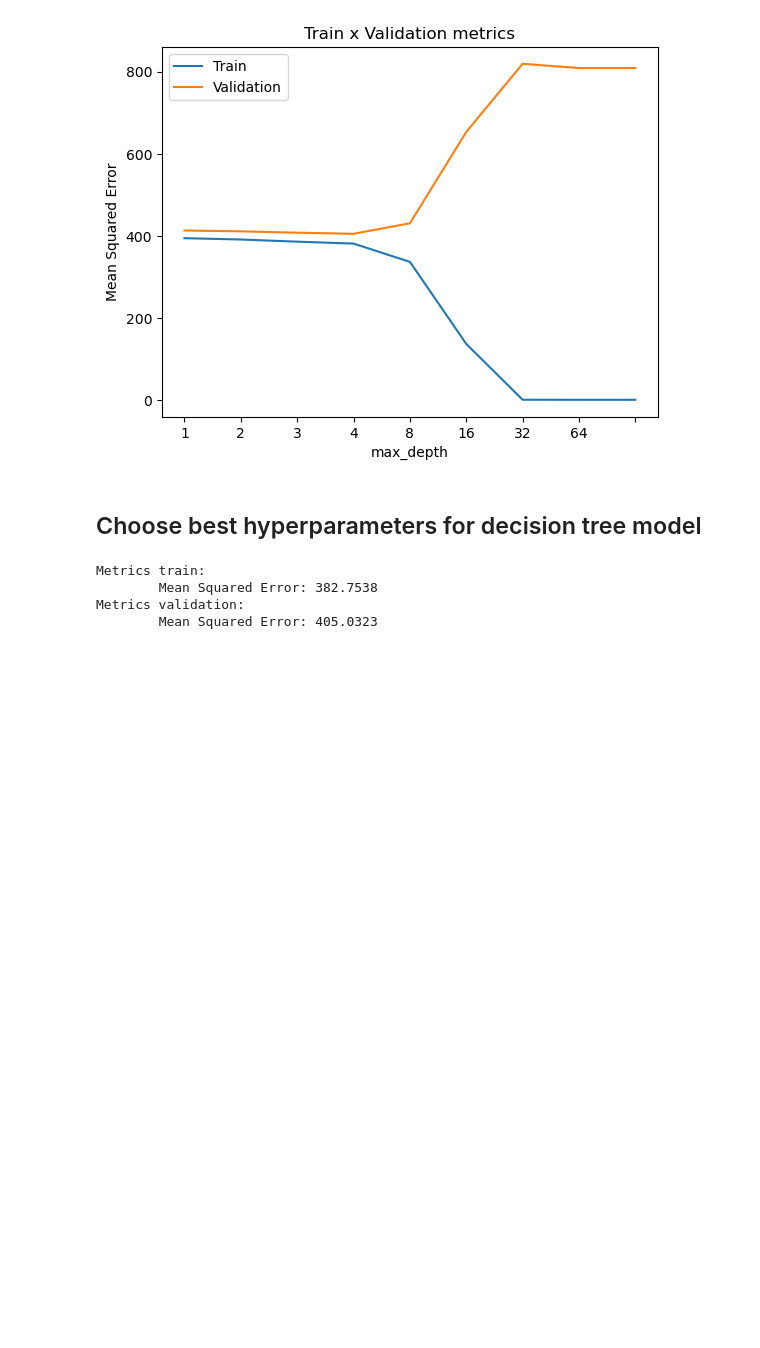
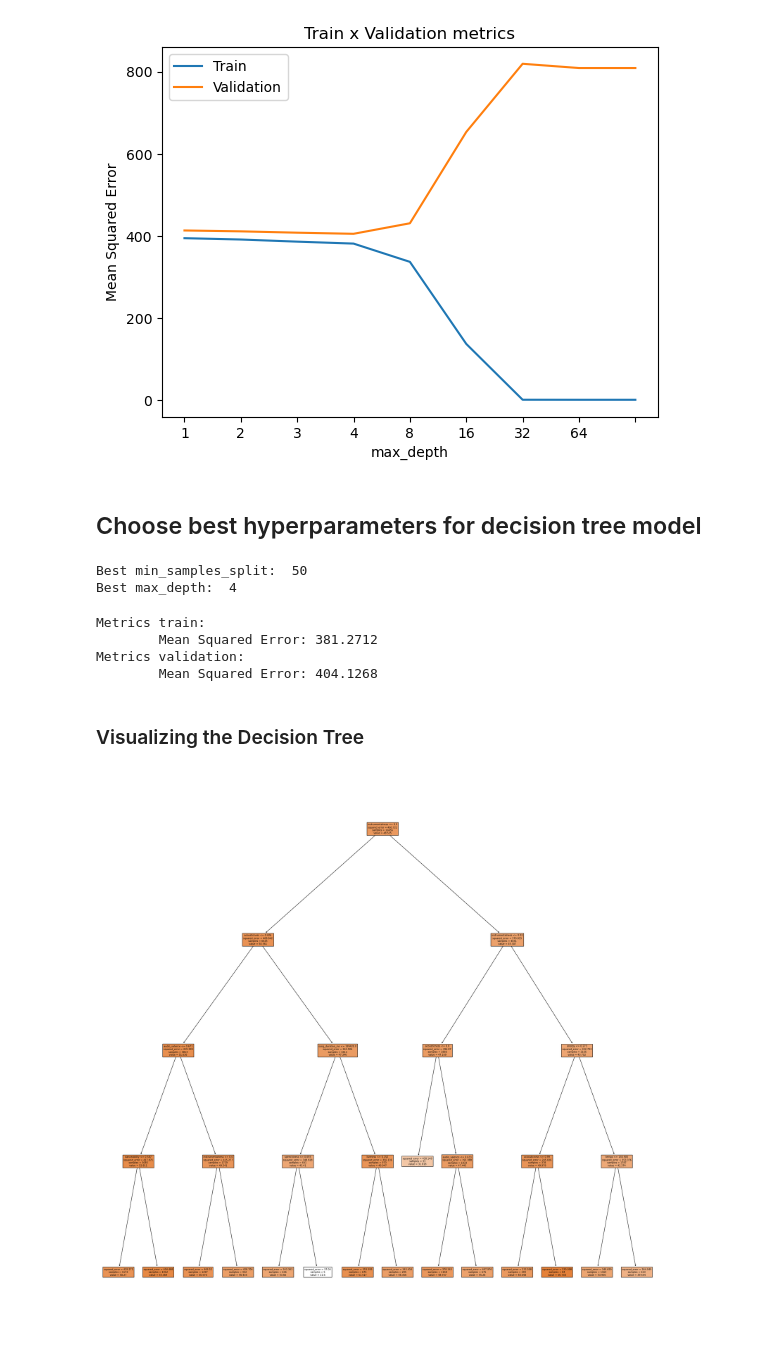
Before and after one commit to EmileJ11/MachineLearning, a Jupyter notebook: decision_tree.ipynb, the cells around one changed output. Cells and saved outputs as stored; diff of their text form; code cells hidden in the pictures; blank space fills up the shorter version.

Commit message:
Added and adjusted decision tree + added histogram in regression

```diff
--- a/decision_tree.ipynb
+++ b/decision_tree.ipynb
@@ -131,3 +132,18 @@ best_max_depth = 4
+# %%
+best_min_samples_split = 1000
+best_max_depth = 4
+
+# Find the index of the minimum MSE in the validation list for min_samples_split
+best_min_samples_split = min_samples_split_list[mse_list_val.index(min(mse_list_val))]
+
+# Find the index of the minimum MSE in the validation list for max_depth
+best_max_depth = max_depth_list[mse_list_val.index(min(mse_list_val))]
+
+print('Best min_samples_split: ', best_min_samples_split)
+print('Best max_depth: ', best_max_depth)
+# %% [output]
+Best min_samples_split:  50
+Best max_depth:  4
 # %%
 decision_tree_model = DecisionTreeRegressor(min_samples_split = best_min_samples_split,
                                              max_depth = best_max_depth,
@@ -146,6 +162,14 @@ print(f"Metrics train:\n\tMean Squared Error: {mse_train:.4f}")
 print(f"Metrics validation:\n\tMean Squared Error: {mse_val:.4f}")
 # %% [output]
 Metrics train:
-        Mean Squared Error: 382.7538
+        Mean Squared Error: 381.2712
 Metrics validation:
-        Mean Squared Error: 405.0323
+        Mean Squared Error: 404.1268
+# %% [markdown]
+### Visualizing the Decision Tree
+# %%
+plt.figure(figsize=(30,30))
+plot_tree(decision_tree_model, feature_names=X_train.columns.tolist(), filled=True)
+plt.show()
+# %% [output]
+[figure, added]
```
Also changed, not shown: parts of 6 cells of this notebook, 1 other file.
